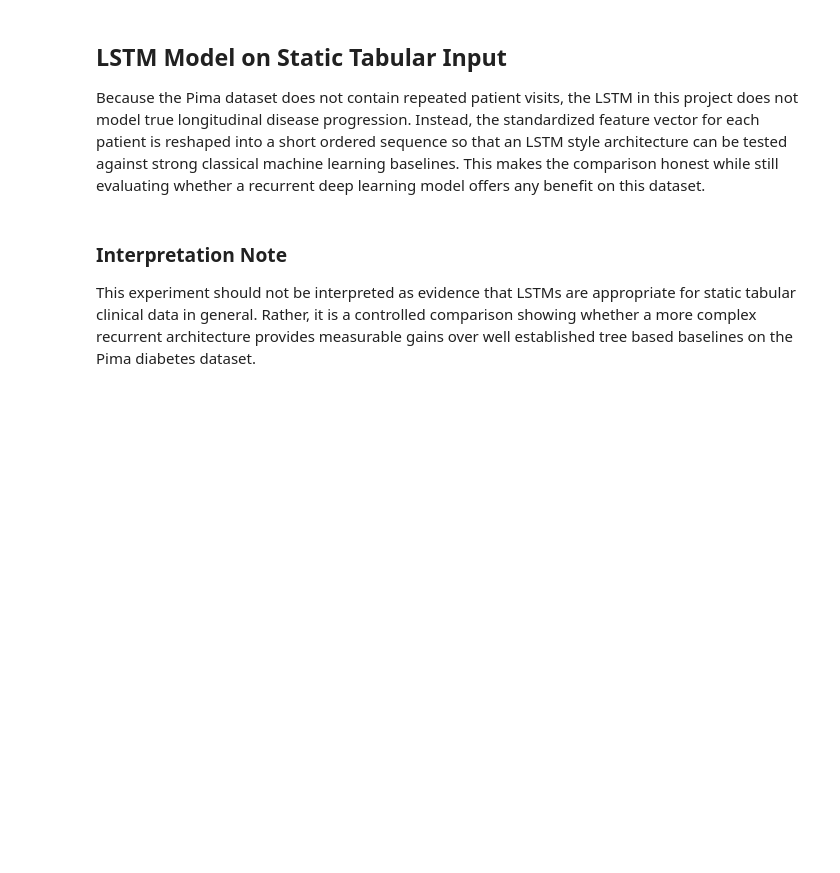
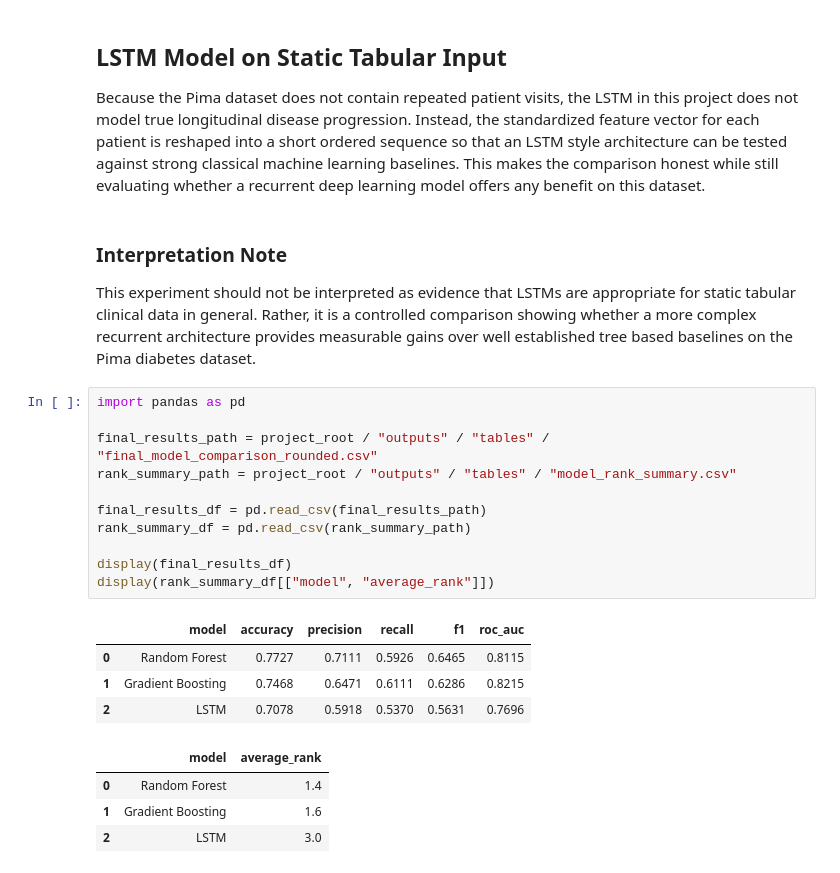
Before and after one commit to galaxygab121/Recurrent-Neural-Networks-for-Disease-Progression-Prediction, a Jupyter notebook: notebooks/01_data_understanding.ipynb, the cells around one changed output. Drawn from its saved outputs; the diff is of its cells as text; blank space fills up the shorter version.

```diff
--- a/notebooks/01_data_understanding.ipynb
+++ b/notebooks/01_data_understanding.ipynb
@@ -334,3 +334,23 @@ Because the Pima dataset does not contain repeated patient visits, the LSTM in t
 # %% [markdown]
 ### Interpretation Note
 This experiment should not be interpreted as evidence that LSTMs are appropriate for static tabular clinical data in general. Rather, it is a controlled comparison showing whether a more complex recurrent architecture provides measurable gains over well established tree based baselines on the Pima diabetes dataset.
+# %%
+import pandas as pd
+
+final_results_path = project_root / "outputs" / "tables" / "final_model_comparison_rounded.csv"
+rank_summary_path = project_root / "outputs" / "tables" / "model_rank_summary.csv"
+
+final_results_df = pd.read_csv(final_results_path)
+rank_summary_df = pd.read_csv(rank_summary_path)
+
+display(final_results_df)
+display(rank_summary_df[["model", "average_rank"]])
+# %% [output]
+|  | model | accuracy | precision | recall | f1 | roc_auc |
+| 0 | Random Forest | 0.7727 | 0.7111 | 0.5926 | 0.6465 | 0.8115 |
+| 1 | Gradient Boosting | 0.7468 | 0.6471 | 0.6111 | 0.6286 | 0.8215 |
+| 2 | LSTM | 0.7078 | 0.5918 | 0.5370 | 0.5631 | 0.7696 |
+|  | model | average_rank |
+| 0 | Random Forest | 1.4 |
+| 1 | Gradient Boosting | 1.6 |
+| 2 | LSTM | 3.0 |
```
Also changed, not shown: parts of 2 cells of this notebook, 1 other file.
